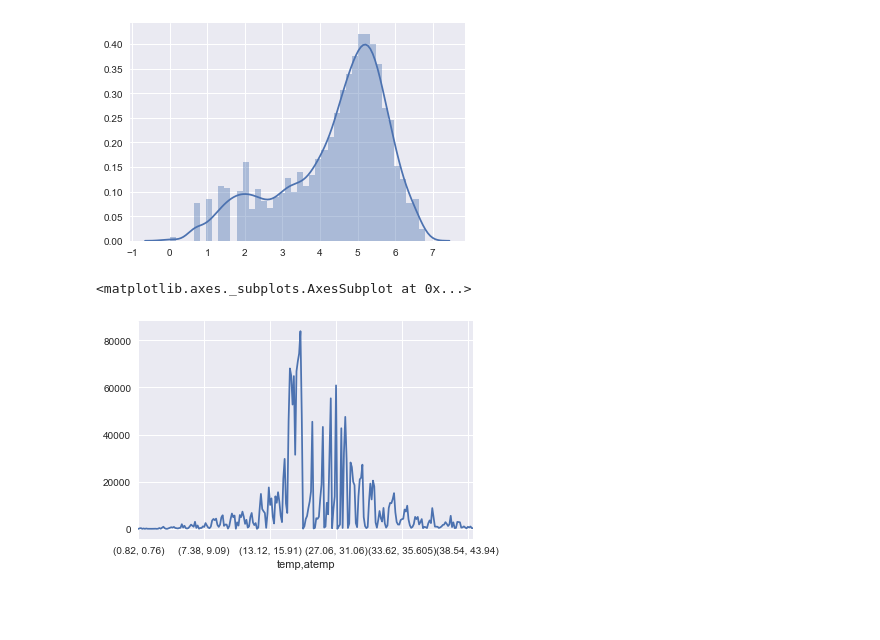
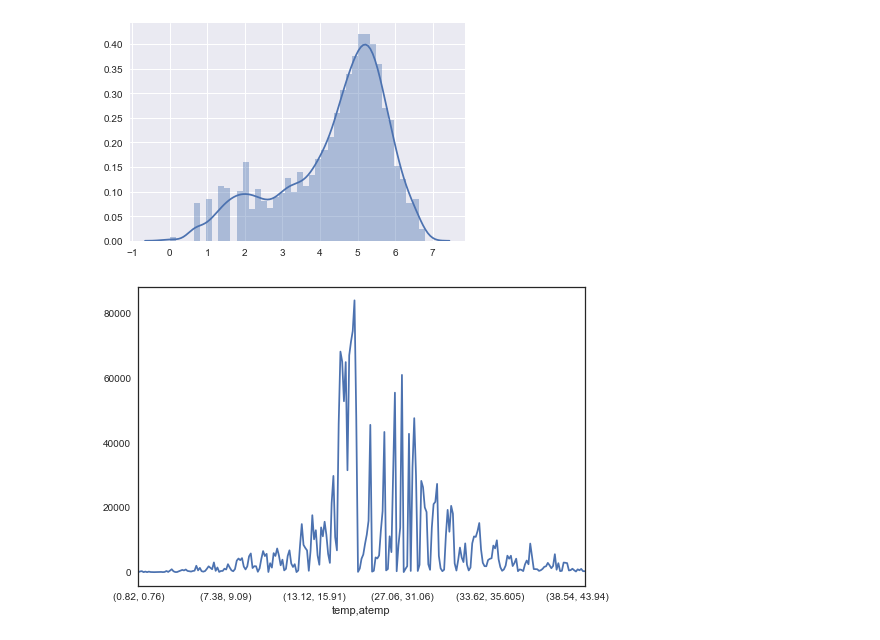
Before and after one commit to LeoPetrini/Bike_Rental_Kaggle, a Jupyter notebook: Exploratory.ipynb, the cells around one changed output. Drawn from its saved outputs; the diff is of its cells as text; code cells hidden in the pictures; blank space fills up the shorter version.

```diff
--- a/Exploratory.ipynb
+++ b/Exploratory.ipynb
@@ -39,3 +39,6 @@ tr = tr_te.loc[:train_len-1,:]
 # %% [output]
 DONE: data loading
 DONE: date parsing
+# %%
+sns.set(style="white", )
+sns.distplot(tr['count'].values);
@@ -49,9 +54,9 @@ sns.distplot(np.log(tr['registered'].values+1 ));
 [figure]
 # %%
 # chilled
-tr_te[tr_te['ix_train'] == 1].copy().groupby(['temp', 'atemp'])['count'].agg('sum').plot()
+sns.set(style="white")
+tr_te[tr_te['ix_train'] == 1].copy().groupby(['temp', 'atemp'])['count'].agg('sum').plot();
 # %% [output]
-<matplotlib.axes._subplots.AxesSubplot at 0x...>
-[figure, old version]
+[figure, new version]
 # %%
 # rush_
```
Also changed, not shown: parts of 3 cells of this notebook, 1 other file.
